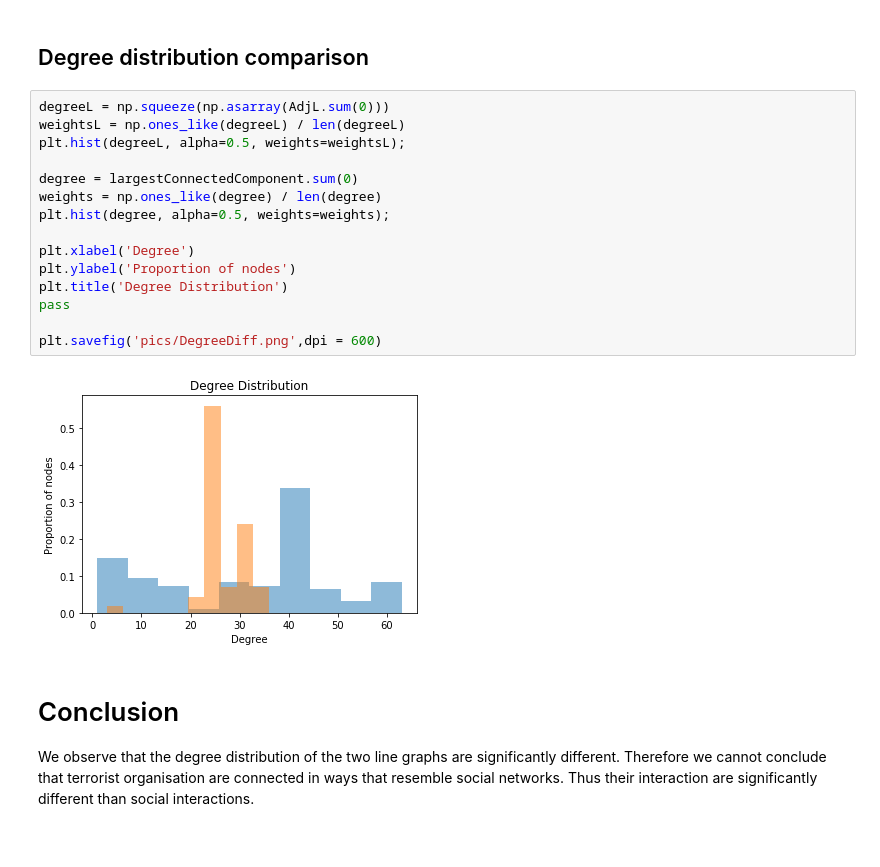
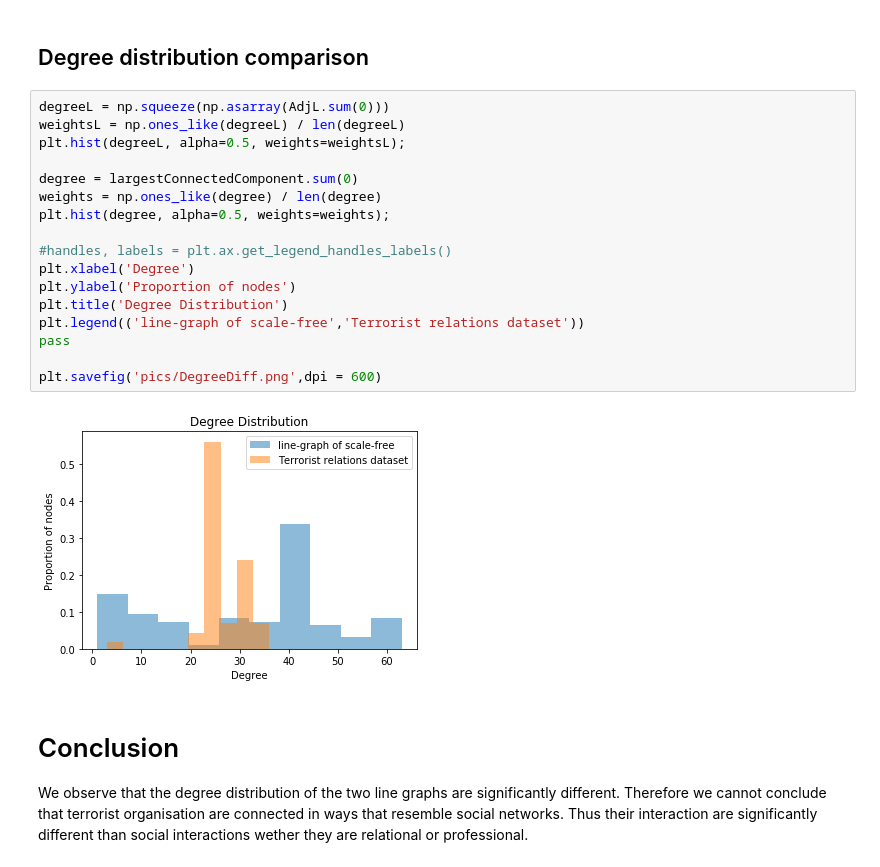
Before and after one commit to Axeln78/TerrorAttacksNtds, a Jupyter notebook: notebooks/TerrRel.ipynb, the cells around one changed output. Saved outputs shown, nothing was run; the diff lists cells and outputs as text.

Commit message:
Added caption and legend

```diff
--- a/notebooks/TerrRel.ipynb
+++ b/notebooks/TerrRel.ipynb
@@ -216,21 +216,23 @@ plt.savefig('pics/graphLineScaleFree.png',dpi = 600)
 # %%
 degreeL = np.squeeze(np.asarray(AdjL.sum(0)))
 weightsL = np.ones_like(degreeL) / len(degreeL)
 plt.hist(degreeL, alpha=0.5, weights=weightsL);
 
 degree = largestConnectedComponent.sum(0)
 weights = np.ones_like(degree) / len(degree)
 plt.hist(degree, alpha=0.5, weights=weights);
 
+#handles, labels = plt.ax.get_legend_handles_labels()
 plt.xlabel('Degree')
 plt.ylabel('Proportion of nodes')
 plt.title('Degree Distribution')
+plt.legend(('line-graph of scale-free','Terrorist relations dataset'))
 pass
 
 plt.savefig('pics/DegreeDiff.png',dpi = 600)
 # %% [output]
-[figure, old version]
+[figure, new version]
 # %% [markdown]
 # Conclusion
 
-We observe that the degree distribution of the two line graphs are significantly different. Therefore we cannot conclude that terrorist organisation are connected in ways that resemble social networks. Thus their interaction are significantly different than social interactions.
+We observe that the degree distribution of the two line graphs are significantly different. Therefore we cannot conclude that terrorist organisation are connected in ways that resemble social networks. Thus their interaction are significantly different than social interactions wether they are relational or professional.
```
Also changed, not shown: parts of 3 cells of this notebook, 3 other files.
